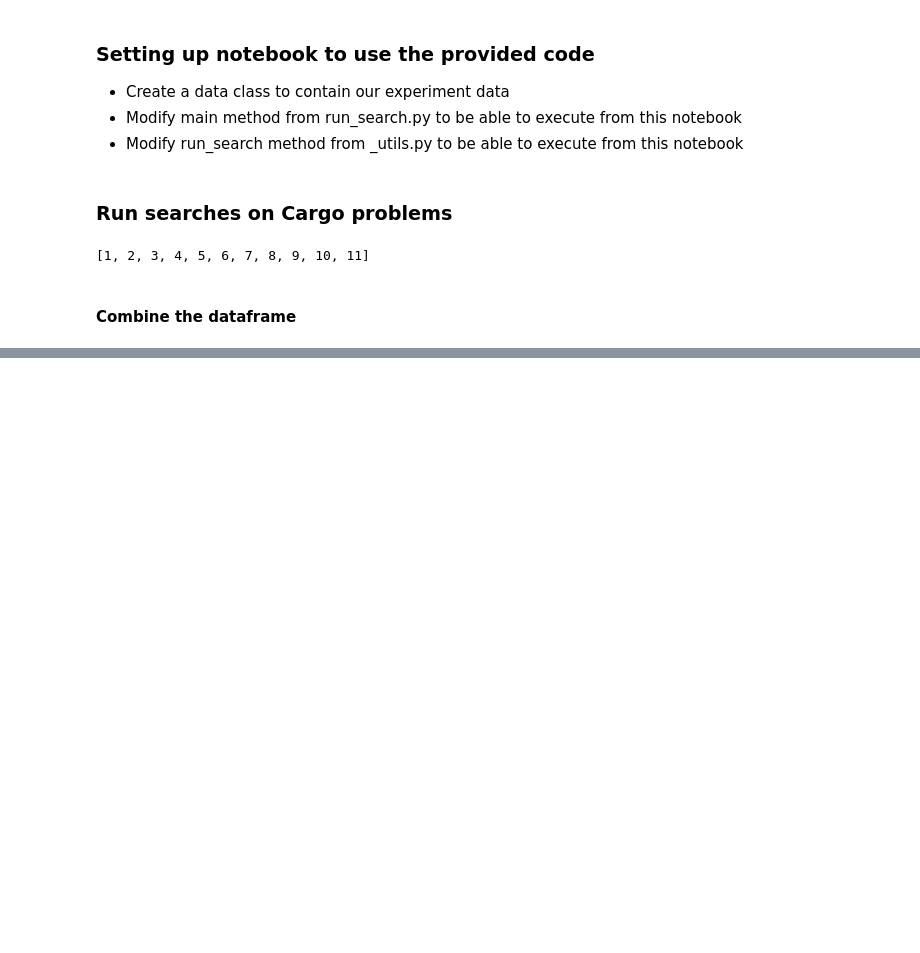
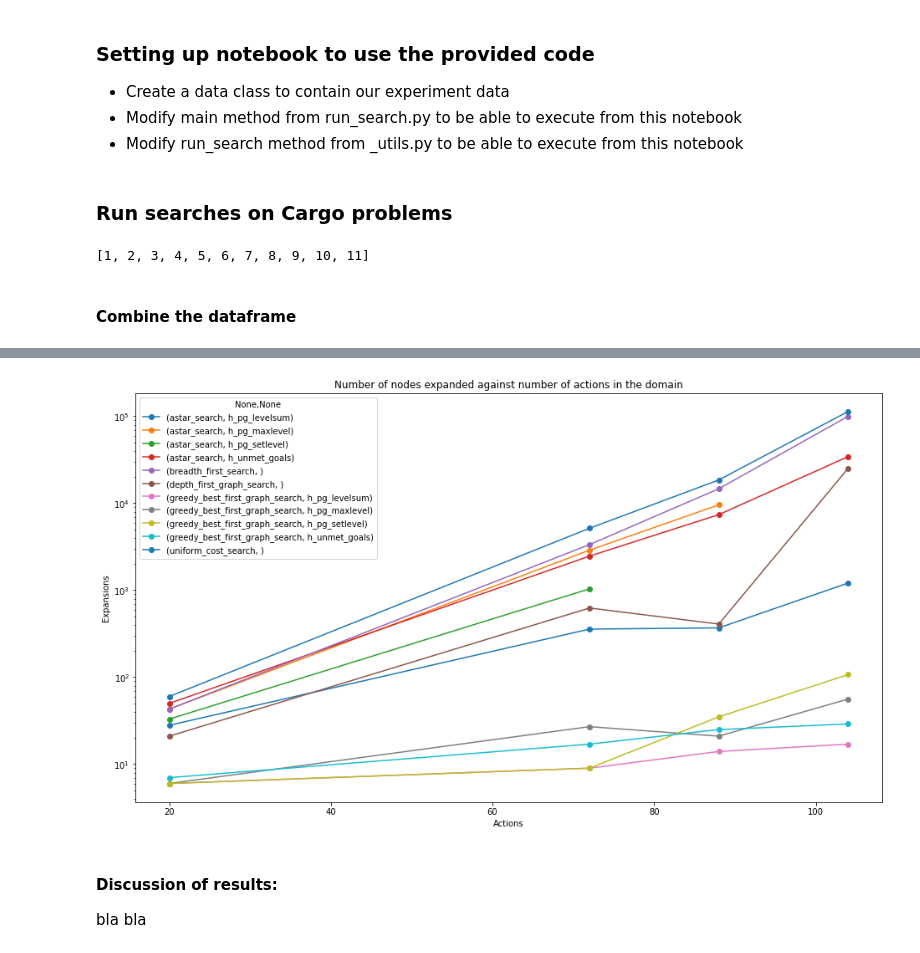
Before and after one commit to johngreibelarsen/ai-classical-planning, a Jupyter notebook: forward_planning_agent.ipynb, the cells around one changed output, grey strips where cells are left out. Saved outputs shown, nothing was run; the diff lists cells and outputs as text; code cells hidden in the pictures; blank space fills up the shorter version.

Commit message:
Started to analyze the search complexity as a function of domain size, search algorithm, and heuristic

```diff
--- a/forward_planning_agent.ipynb
+++ b/forward_planning_agent.ipynb
@@ -99,0 +98,14 @@ df_combined
+# %%
+import matplotlib.pyplot as plt
+
+df_plot = df_combined.reset_index()
+df_plot = df_plot.set_index('Actions', inplace=False)
+df_plot.groupby(['Search_Algo', 'Heuristic'])['Expansions'].plot(ylabel='Expansions', legend=True, marker='o',
+                                                                 figsize=(16,9), logy=True,
+                                                                 title='Number of nodes expanded against number of actions in the domain')
+plt.show()
+# %% [output]
+[figure, added]
+# %% [markdown]
+#### Discussion of results:
+bla bla
```
Also changed, not shown: parts of 2 cells of this notebook.
